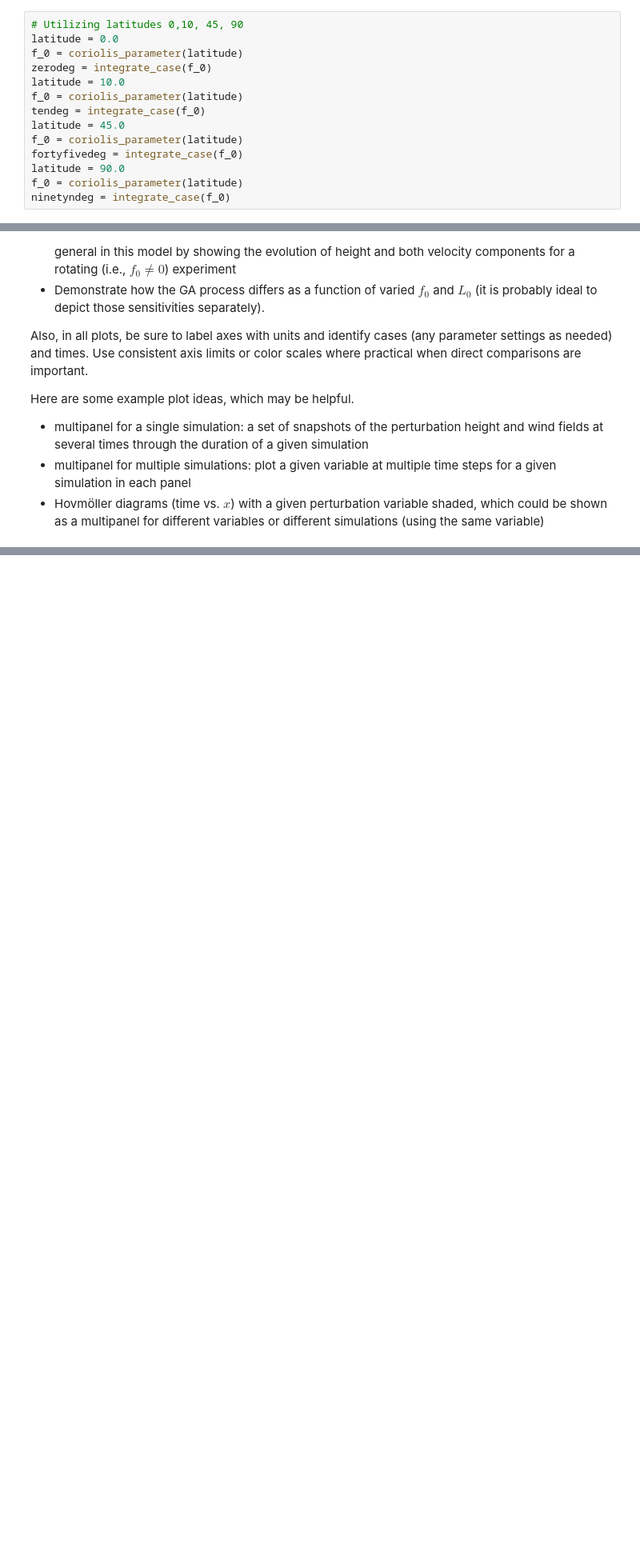
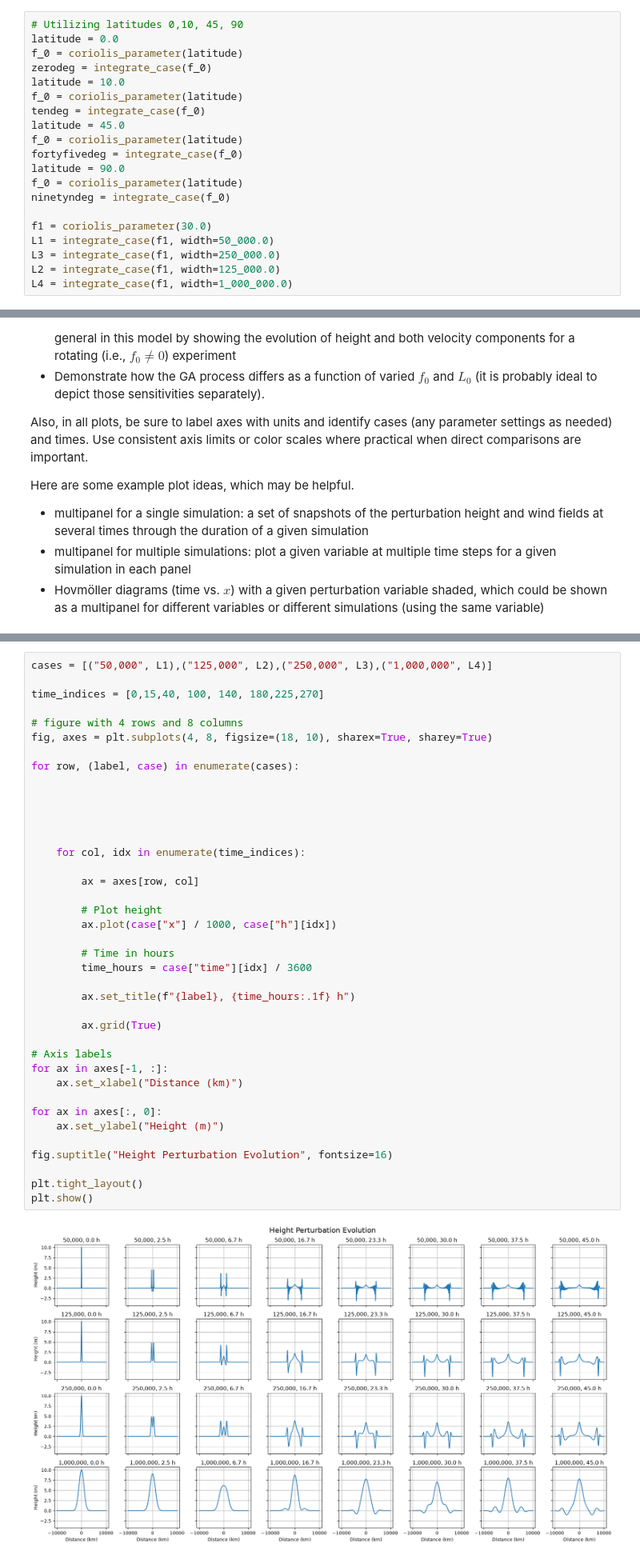
Before and after one commit to rylandlopez24/metr5003, a Jupyter notebook: lab2_geostrophic_adjustment.ipynb, the cells around one changed output, grey strips where cells are left out. Shown at 80% size. Drawn from its saved outputs; the diff is of its cells as text; blank space fills up the shorter version.

```diff
--- a/lab2_geostrophic_adjustment.ipynb
+++ b/lab2_geostrophic_adjustment.ipynb
@@ -268,3 +266,9 @@ fortyfivedeg = integrate_case(f_0)
 latitude = 90.0
 f_0 = coriolis_parameter(latitude)
 ninetyndeg = integrate_case(f_0)
+
+f1 = coriolis_parameter(30.0)
+L1 = integrate_case(f1, width=50_000.0)
+L3 = integrate_case(f1, width=250_000.0)
+L2 = integrate_case(f1, width=125_000.0)
+L4 = integrate_case(f1, width=1_000_000.0)
@@ -341,0 +407,41 @@ plt.show()
+# %%
+cases = [("50,000", L1),("125,000", L2),("250,000", L3),("1,000,000", L4)]
+
+time_indices = [0,15,40, 100, 140, 180,225,270]
+
+# figure with 4 rows and 8 columns
+fig, axes = plt.subplots(4, 8, figsize=(18, 10), sharex=True, sharey=True)
+
+for row, (label, case) in enumerate(cases):
+
+
+
+
+
+    for col, idx in enumerate(time_indices):
+
+        ax = axes[row, col]
+
+        # Plot height
+        ax.plot(case["x"] / 1000, case["h"][idx])
+
+        # Time in hours
+        time_hours = case["time"][idx] / 3600
+
+        ax.set_title(f"{label}, {time_hours:.1f} h")
+
+        ax.grid(True)
+
+# Axis labels
+for ax in axes[-1, :]:
+    ax.set_xlabel("Distance (km)")
+
+for ax in axes[:, 0]:
+    ax.set_ylabel("Height (m)")
+
+fig.suptitle("Height Perturbation Evolution", fontsize=16)
+
+plt.tight_layout()
+plt.show()
+# %% [output]
+[figure, added]
```
Also changed, not shown: parts of 6 cells of this notebook.
